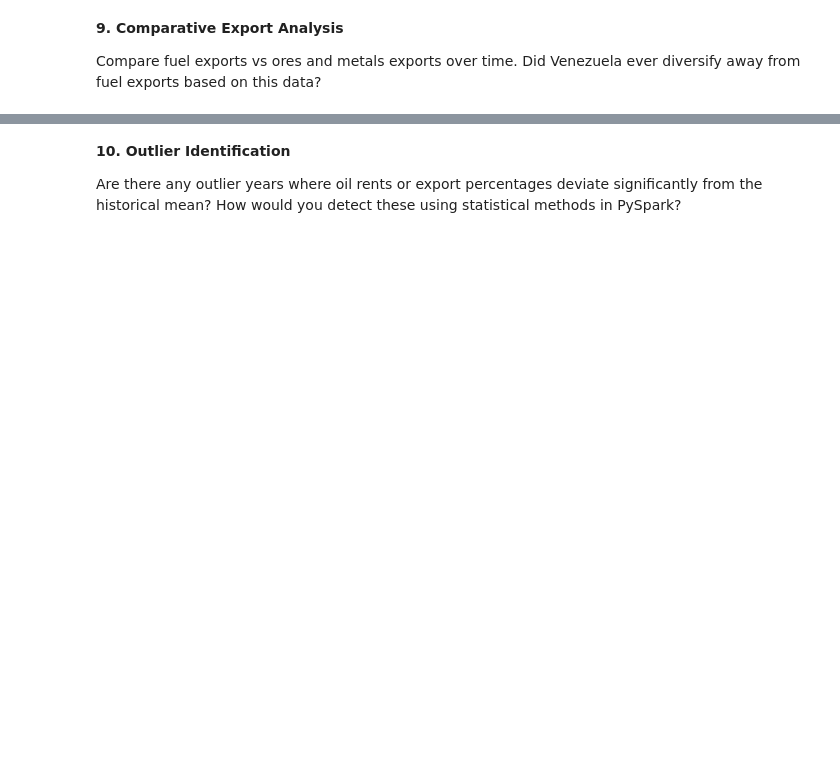
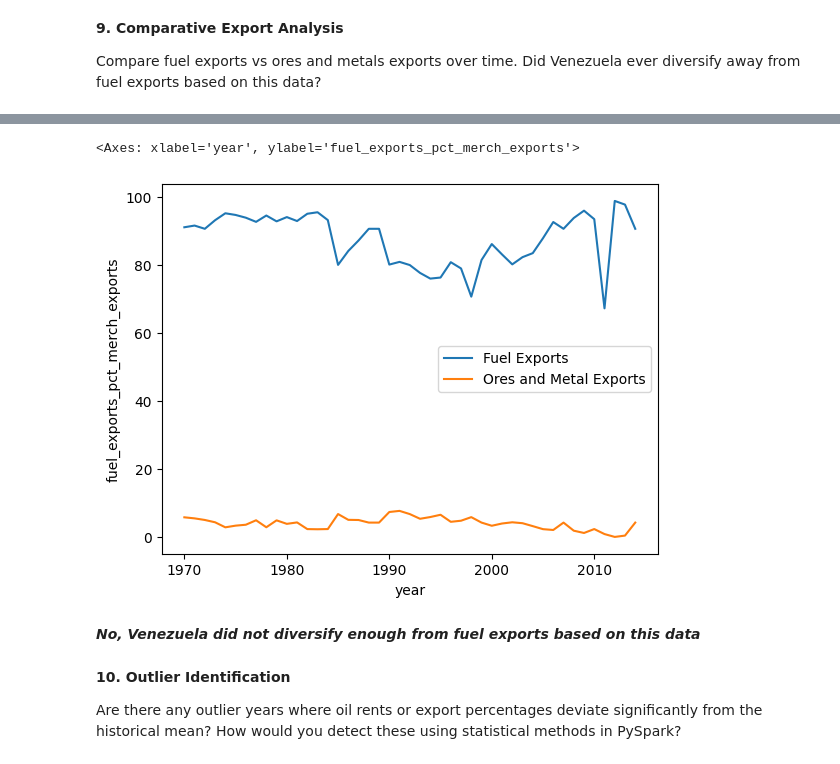
Before and after one commit to amithvardhan99/misc, a Jupyter notebook: Venezuela Resource Dependency & Economy(1960-2023)/notebook.ipynb, the cells around one changed output, grey strips where cells are left out. Saved outputs shown, nothing was run; the diff lists cells and outputs as text; code cells hidden in the pictures; blank space fills up the shorter version.

```diff
--- a/Venezuela Resource Dependency & Economy(1960-2023)/notebook.ipynb
+++ b/Venezuela Resource Dependency & Economy(1960-2023)/notebook.ipynb
@@ -503,3 +583,13 @@ Did Venezuela ever diversify away from fuel exports based on this data?
+# %%
+df_proper_3_pd = df_proper_3.toPandas()
+
+sns.lineplot(x=df_proper_3_pd["year"],y=df_proper_3_pd["fuel_exports_pct_merch_exports"],label="Fuel Exports")
+sns.lineplot(x=df_proper_3_pd["year"],y=df_proper_3_pd["ores_and_metals_exports_pct_merch_exports"],label="Ores and Metal Exports")
+# %% [output]
+<Axes: xlabel='year', ylabel='fuel_exports_pct_merch_exports'>
+[figure, added]
+# %% [markdown]
+***No, Venezuela did not diversify enough from fuel exports based on this data***
 # %% [markdown]
 **10. Outlier Identification**
 
```
Also changed, not shown: parts of 10 cells of this notebook.
